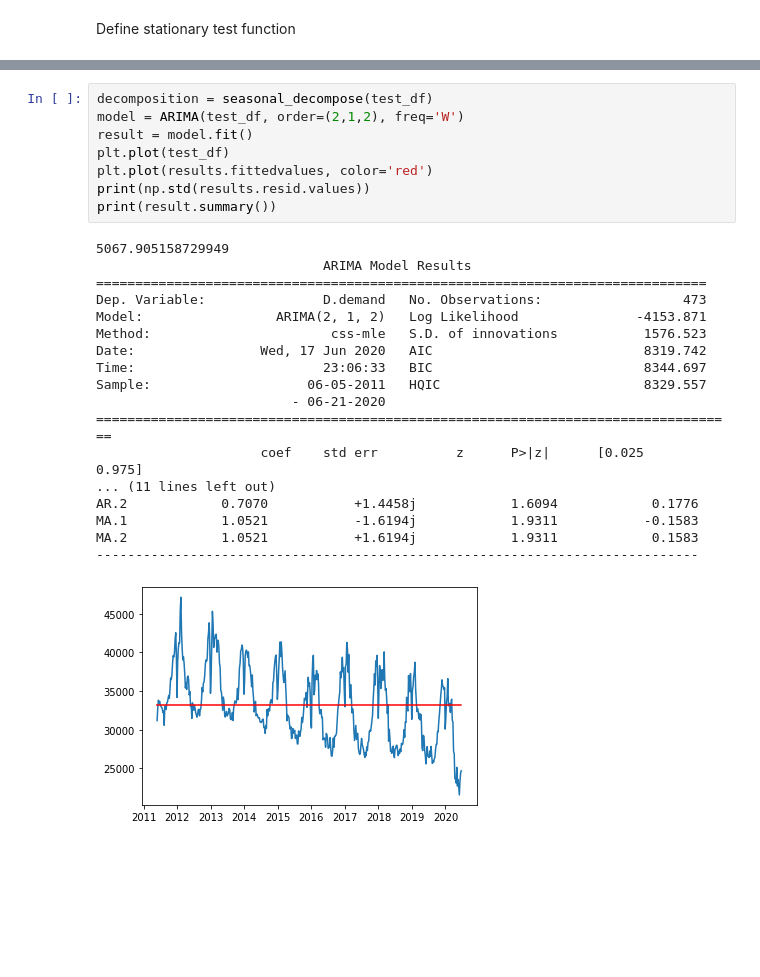
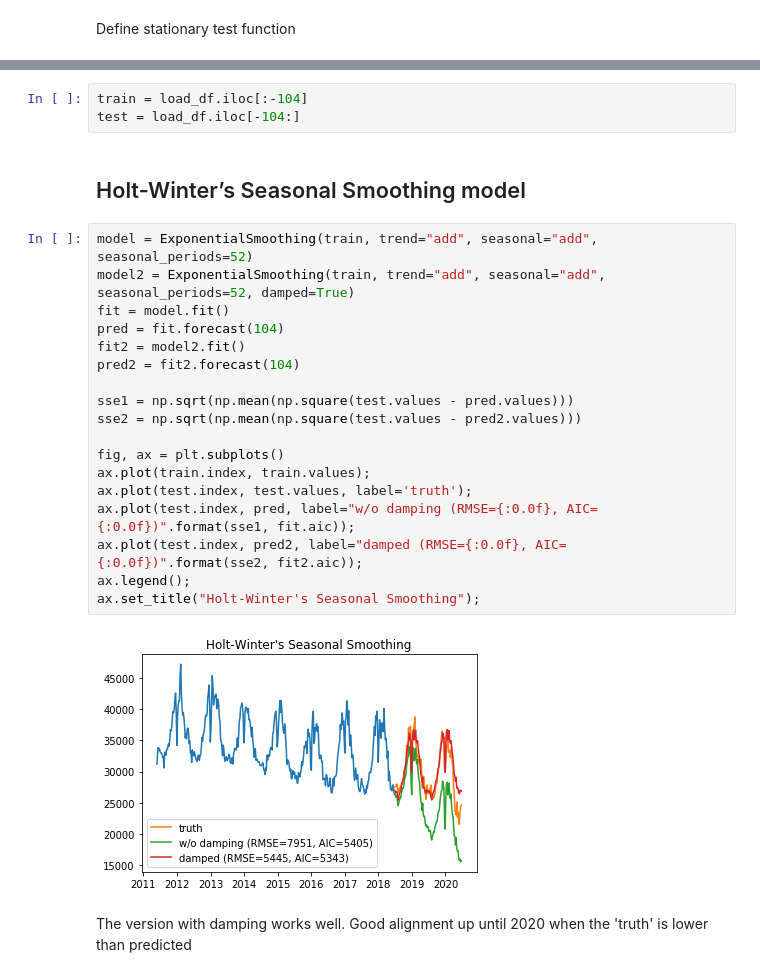
Before and after one commit to BristolFluFighters/BristolFluFighters_NERCHackathonTwo_Recovery, a Jupyter notebook: emissions_forecast.ipynb, the cells around one changed output, grey strips where cells are left out. Drawn from its saved outputs; the diff is of its cells as text; blank space fills up the shorter version.

```diff
--- a/emissions_forecast.ipynb
+++ b/emissions_forecast.ipynb
@@ -366,27 +161,27 @@ MA.1            3.9232           +0.0000j            3.9232            0.0000
-# %%
-decomposition = seasonal_decompose(test_df)
-model = ARIMA(test_df, order=(2,1,2), freq='W')
-result = model.fit()
-plt.plot(test_df)
-plt.plot(results.fittedvalues, color='red')
-print(np.std(results.resid.values))
-print(result.summary())
-# %% [output]
-5067.905158729949
-                             ARIMA Model Results
-==============================================================================
-Dep. Variable:               D.demand   No. Observations:                  473
-Model:                 ARIMA(2, 1, 2)   Log Likelihood               -4153.871
-Method:                       css-mle   S.D. of innovations           1576.523
-Date:                Wed, 17 Jun 2020   AIC                           8319.742
-Time:                        23:06:33   BIC                           8344.697
-Sample:                    06-05-2011   HQIC                          8329.557
-                         - 06-21-2020
-==================================================================================
-                     coef    std err          z      P>|z|      [0.025      0.975]
-... (11 lines left out)
-AR.2            0.7070           +1.4458j            1.6094            0.1776
-MA.1            1.0521           -1.6194j            1.9311           -0.1583
-MA.2            1.0521           +1.6194j            1.9311            0.1583
------------------------------------------------------------------------------
-[figure, removed]
+# %%
+train = load_df.iloc[:-104]
+test = load_df.iloc[-104:]
+# %% [markdown]
+## Holt-Winter’s Seasonal Smoothing model
+# %%
+model = ExponentialSmoothing(train, trend="add", seasonal="add", seasonal_periods=52)
+model2 = ExponentialSmoothing(train, trend="add", seasonal="add", seasonal_periods=52, damped=True)
+fit = model.fit()
+pred = fit.forecast(104)
+fit2 = model2.fit()
+pred2 = fit2.forecast(104)
+
+sse1 = np.sqrt(np.mean(np.square(test.values - pred.values)))
+sse2 = np.sqrt(np.mean(np.square(test.values - pred2.values)))
+
+fig, ax = plt.subplots()
+ax.plot(train.index, train.values);
+ax.plot(test.index, test.values, label='truth');
+ax.plot(test.index, pred, label="w/o damping (RMSE={:0.0f}, AIC={:0.0f})".format(sse1, fit.aic));
+ax.plot(test.index, pred2, label="damped (RMSE={:0.0f}, AIC={:0.0f})".format(sse2, fit2.aic));
+ax.legend();
+ax.set_title("Holt-Winter's Seasonal Smoothing");
+# %% [output]
+[figure, added]
+# %% [markdown]
+The version with damping works well. Good alignment up until 2020 when the 'truth' is lower than predicted
```
Also changed, not shown: parts of 26 cells of this notebook.
